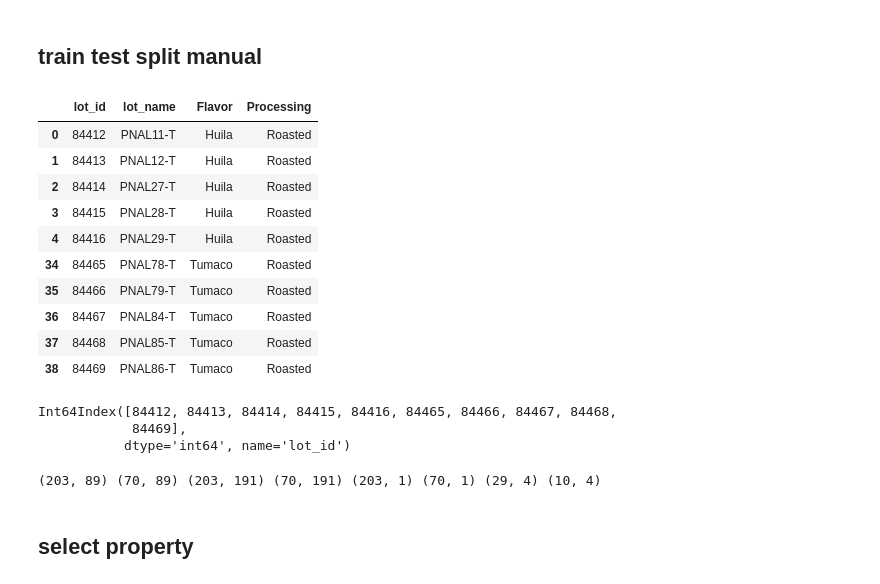
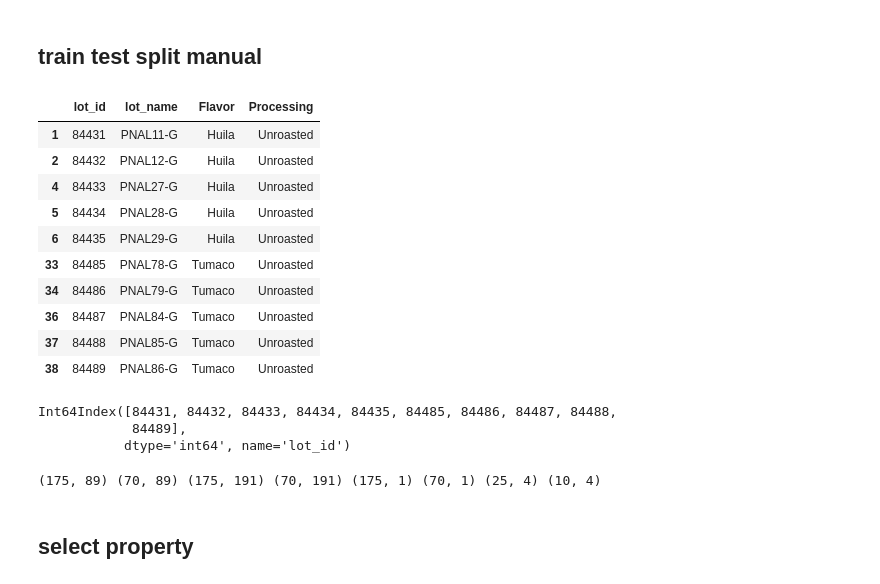
Before and after one commit to ryan-soh-pprint/DS_template, a Jupyter notebook: notebooks/04_classify_v5.ipynb, the cells around one changed output. Saved outputs shown, nothing was run; the diff lists cells and outputs as text; code cells hidden in the pictures.

```diff
--- a/notebooks/04_classify_v5.ipynb
+++ b/notebooks/04_classify_v5.ipynb
@@ -361,0 +435,8 @@ DEFAULT_CV = StratifiedGroupKFold(n_splits=N_SPLITS)
+# %%
+filter = [
+    'Unroasted',
+    # 'Roasted'
+    ]
+choice = filter[0]
+labels_df = labels_df[labels_df['Processing']==choice]
+labels_df.shape
@@ -398,32 +473,32 @@ X_visnir, X_exnir, y, datatype = preprocess_v2(input_df, labels_df)
 # %% [markdown]
 ## train test split manual
 # %%
-train_set = [
+test_set = [
     'PNAL11','PNAL12','PNAL27','PNAL28','PNAL29',
     'PNAL78','PNAL79','PNAL84','PNAL85','PNAL86'
     ]
 
-pattern = '|'.join(map(re.escape, train_set))
+pattern = '|'.join(map(re.escape, test_set))
 
 test_labels = labels_df_og[labels_df_og['lot_name'].str.contains(pattern, case=False, na=False)]
 test_index = test_labels.set_index('lot_id').index
 
 display(test_labels)
 print(test_index)
 # %% [output]
 |  | lot_id | lot_name | Flavor | Processing |
-| 0 | 84412 | PNAL11-T | Huila | Roasted |
-| 1 | 84413 | PNAL12-T | Huila | Roasted |
-| 2 | 84414 | PNAL27-T | Huila | Roasted |
-| 3 | 84415 | PNAL28-T | Huila | Roasted |
-| 4 | 84416 | PNAL29-T | Huila | Roasted |
-| 34 | 84465 | PNAL78-T | Tumaco | Roasted |
-| 35 | 84466 | PNAL79-T | Tumaco | Roasted |
-| 36 | 84467 | PNAL84-T | Tumaco | Roasted |
-| 37 | 84468 | PNAL85-T | Tumaco | Roasted |
-| 38 | 84469 | PNAL86-T | Tumaco | Roasted |
+| 1 | 84431 | PNAL11-G | Huila | Unroasted |
+| 2 | 84432 | PNAL12-G | Huila | Unroasted |
+| 4 | 84433 | PNAL27-G | Huila | Unroasted |
+| 5 | 84434 | PNAL28-G | Huila | Unroasted |
+| 6 | 84435 | PNAL29-G | Huila | Unroasted |
+| 33 | 84485 | PNAL78-G | Tumaco | Unroasted |
+| 34 | 84486 | PNAL79-G | Tumaco | Unroasted |
+| 36 | 84487 | PNAL84-G | Tumaco | Unroasted |
+| 37 | 84488 | PNAL85-G | Tumaco | Unroasted |
+| 38 | 84489 | PNAL86-G | Tumaco | Unroasted |
-Int64Index([84412, 84413, 84414, 84415, 84416, 84465, 84466, 84467, 84468,
-            84469],
+Int64Index([84431, 84432, 84433, 84434, 84435, 84485, 84486, 84487, 84488,
+            84489],
            dtype='int64', name='lot_id')
 # %%
 X_visnir_test = X_visnir.loc[test_index]
@@ -443,7 +518,7 @@ print(X_exnir_train.shape, X_exnir_test.shape,
       y_train.shape, y_test.shape,
       labels_df_og_train.shape, labels_df_og_test.shape)
 # %% [output]
-(203, 89) (70, 89) (203, 191) (70, 191) (203, 1) (70, 1) (29, 4) (10, 4)
+(175, 89) (70, 89) (175, 191) (70, 191) (175, 1) (70, 1) (25, 4) (10, 4)
 # %% [markdown]
 ## select property
 # %%
```
Also changed, not shown: parts of 11 cells of this notebook.
